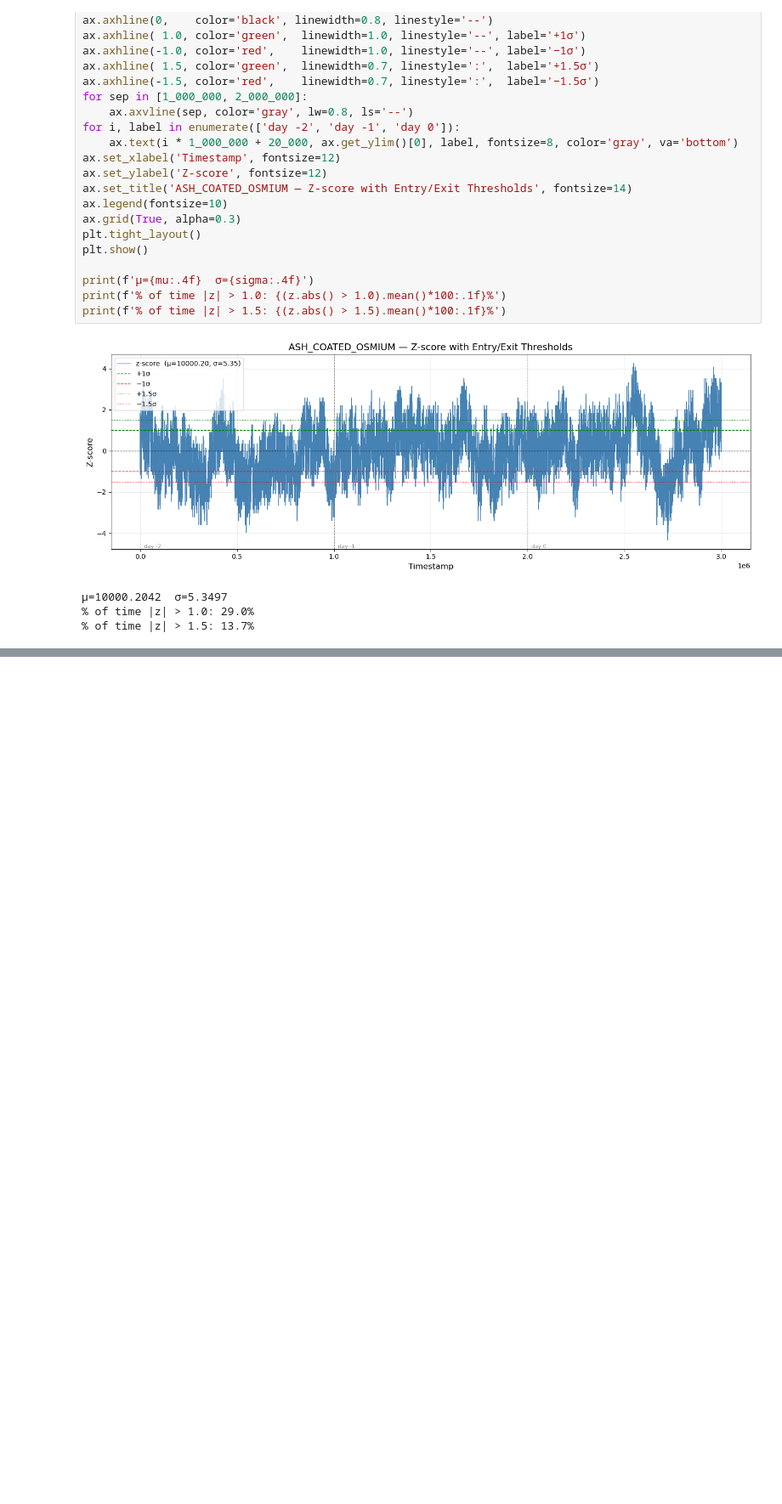
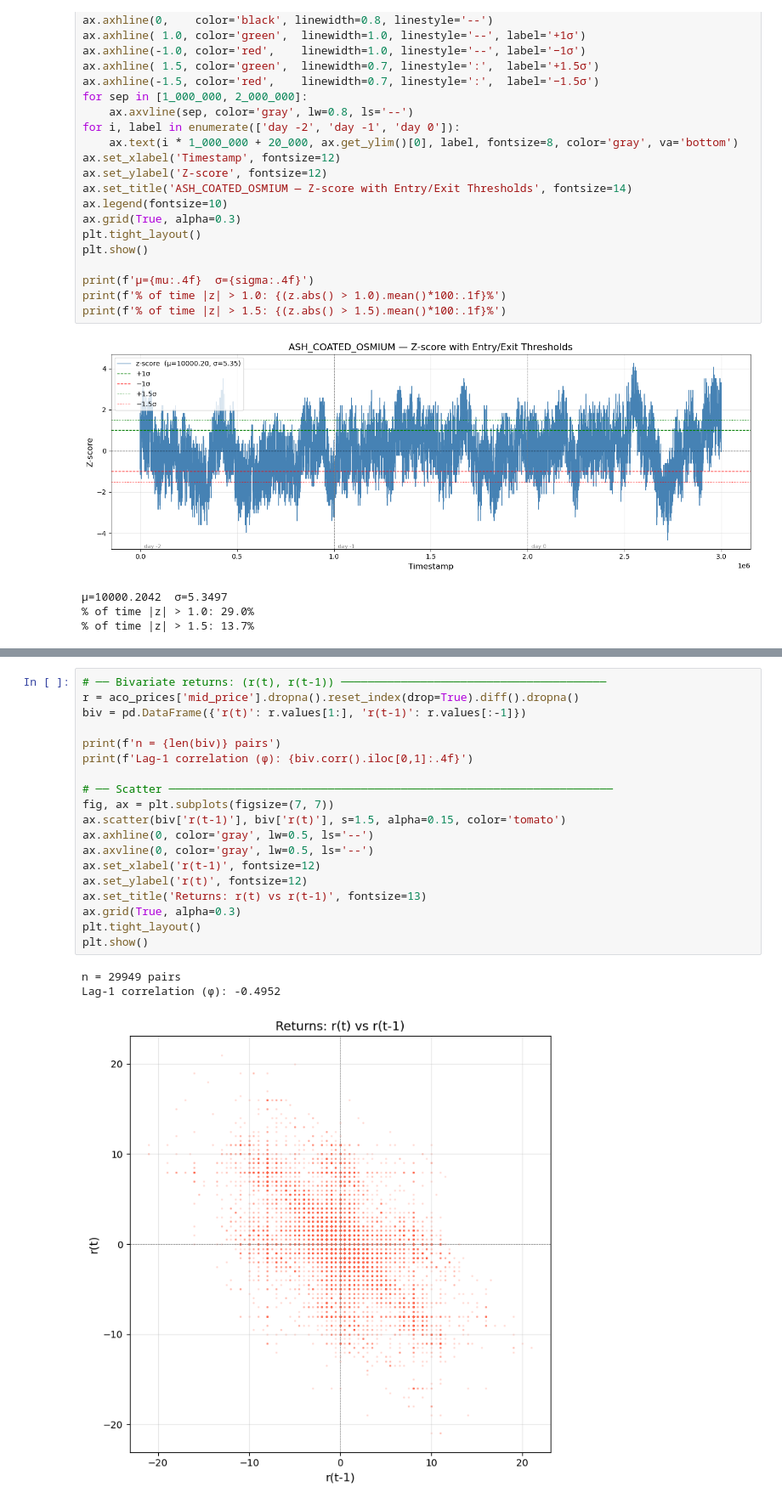
Before and after one commit to nikaslukyanov/kernel_trick, a Jupyter notebook: ROUND1/time_series_tests.ipynb, the cells around one changed output, grey strips where cells are left out. Shown at 85% size. Cells and saved outputs as stored; diff of their text form; blank space fills up the shorter version.

```diff
--- a/ROUND1/time_series_tests.ipynb
+++ b/ROUND1/time_series_tests.ipynb
@@ -260,0 +334,23 @@ print(f'% of time |z| > 1.5: {(z.abs() > 1.5).mean()*100:.1f}%')
+# %%
+# ── Bivariate returns: (r(t), r(t-1)) ────────────────────────────────────────
+r = aco_prices['mid_price'].dropna().reset_index(drop=True).diff().dropna()
+biv = pd.DataFrame({'r(t)': r.values[1:], 'r(t-1)': r.values[:-1]})
+
+print(f'n = {len(biv)} pairs')
+print(f'Lag-1 correlation (φ): {biv.corr().iloc[0,1]:.4f}')
+
+# ── Scatter ───────────────────────────────────────────────────────────────────
+fig, ax = plt.subplots(figsize=(7, 7))
+ax.scatter(biv['r(t-1)'], biv['r(t)'], s=1.5, alpha=0.15, color='tomato')
+ax.axhline(0, color='gray', lw=0.5, ls='--')
+ax.axvline(0, color='gray', lw=0.5, ls='--')
+ax.set_xlabel('r(t-1)', fontsize=12)
+ax.set_ylabel('r(t)', fontsize=12)
+ax.set_title('Returns: r(t) vs r(t-1)', fontsize=13)
+ax.grid(True, alpha=0.3)
+plt.tight_layout()
+plt.show()
+# %% [output]
+n = 29949 pairs
+Lag-1 correlation (φ): -0.4952
+[figure, added]
```
Also changed, not shown: parts of 6 cells of this notebook, 2 other files.
